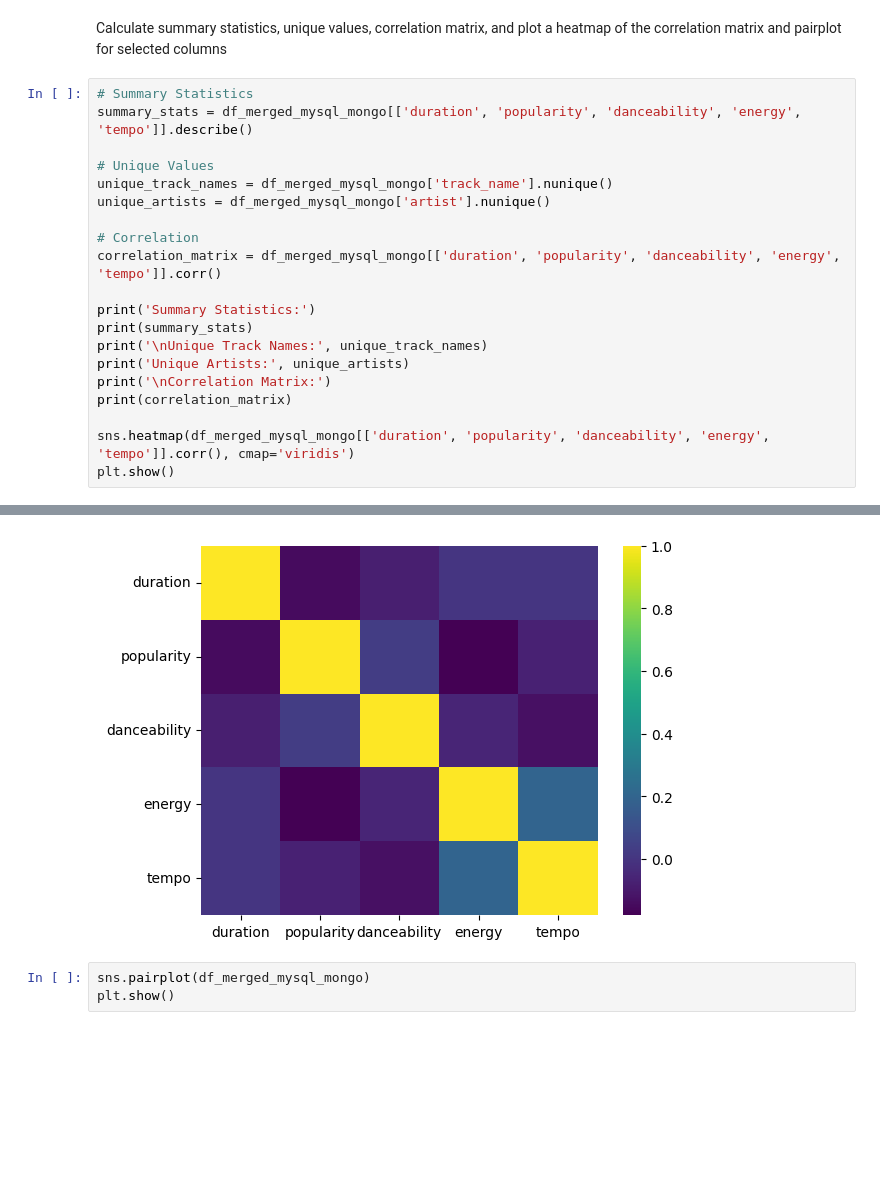
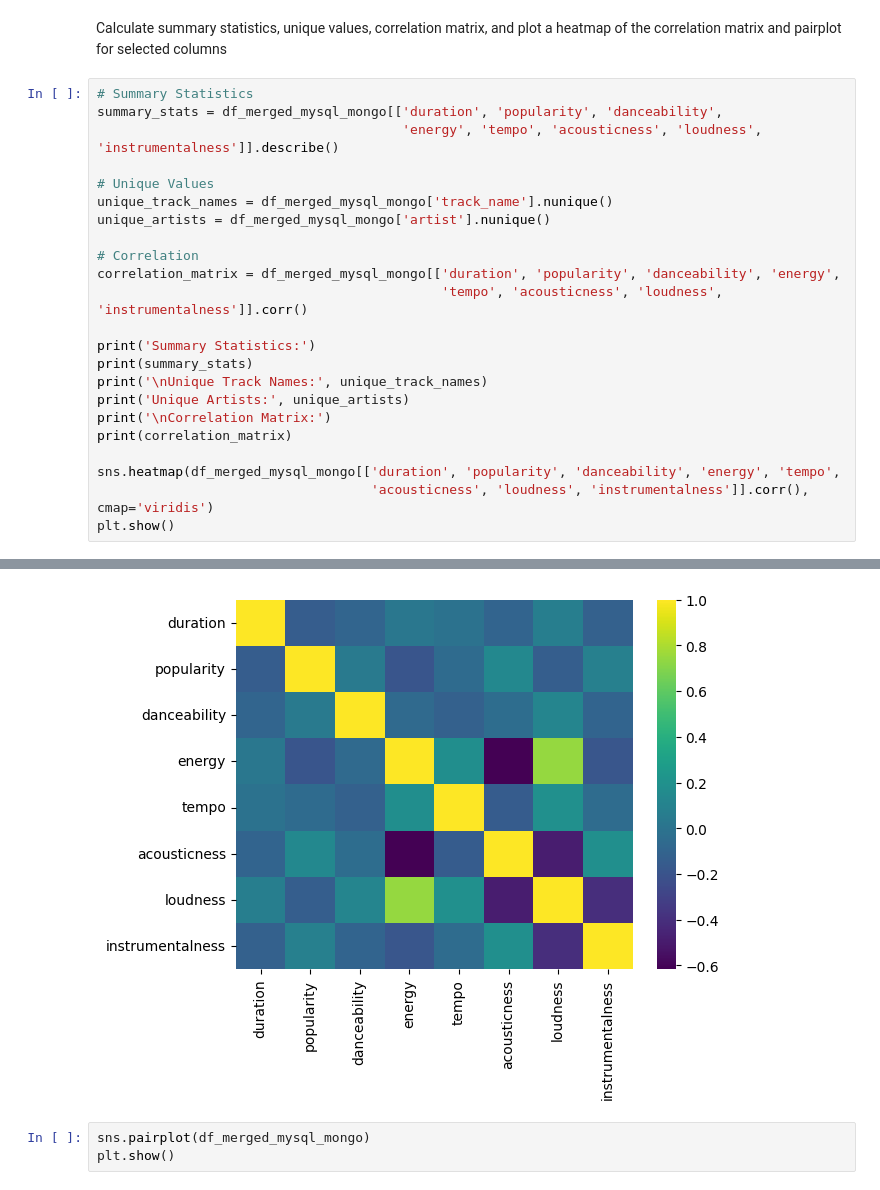
Before and after one commit to uktukt/SheGoesTech_Final_Project, a Jupyter notebook: fp_v1.1.ipynb, the cells around one changed output, grey strips where cells are left out. Saved outputs shown, nothing was run; the diff lists cells and outputs as text; blank space fills up the shorter version.

```diff
--- a/fp_v1.ipynb
+++ b/fp_v1.1.ipynb
@@ -544,14 +631,16 @@ KeyError: 'duration_ms'
 Calculate summary statistics, unique values, correlation matrix, and plot a heatmap of the correlation matrix and pairplot for selected columns
 # %%
 # Summary Statistics
-summary_stats = df_merged_mysql_mongo[['duration', 'popularity', 'danceability', 'energy', 'tempo']].describe()
+summary_stats = df_merged_mysql_mongo[['duration', 'popularity', 'danceability',
+                                       'energy', 'tempo', 'acousticness', 'loudness', 'instrumentalness']].describe()
 
 # Unique Values
 unique_track_names = df_merged_mysql_mongo['track_name'].nunique()
 unique_artists = df_merged_mysql_mongo['artist'].nunique()
 
 # Correlation
-correlation_matrix = df_merged_mysql_mongo[['duration', 'popularity', 'danceability', 'energy', 'tempo']].corr()
+correlation_matrix = df_merged_mysql_mongo[['duration', 'popularity', 'danceability', 'energy',
+                                            'tempo', 'acousticness', 'loudness', 'instrumentalness']].corr()
 
 print('Summary Statistics:')
 print(summary_stats)
@@ -560,7 +649,8 @@ print('Unique Artists:', unique_artists)
 print('\nCorrelation Matrix:')
 print(correlation_matrix)
 
-sns.heatmap(df_merged_mysql_mongo[['duration', 'popularity', 'danceability', 'energy', 'tempo']].corr(), cmap='viridis')
+sns.heatmap(df_merged_mysql_mongo[['duration', 'popularity', 'danceability', 'energy', 'tempo',
+                                   'acousticness', 'loudness', 'instrumentalness']].corr(), cmap='viridis')
 plt.show()
 # %% [output]
 Summary Statistics:
@@ -583,4 +673,4 @@ tempo         0.001010   -0.070409     -0.130165  0.194179  1.000000
-[figure, old version]
+[figure, new version]
 # %%
 sns.pairplot(df_merged_mysql_mongo)
 plt.show()
```
Also changed, not shown: parts of 29 cells of this notebook.
